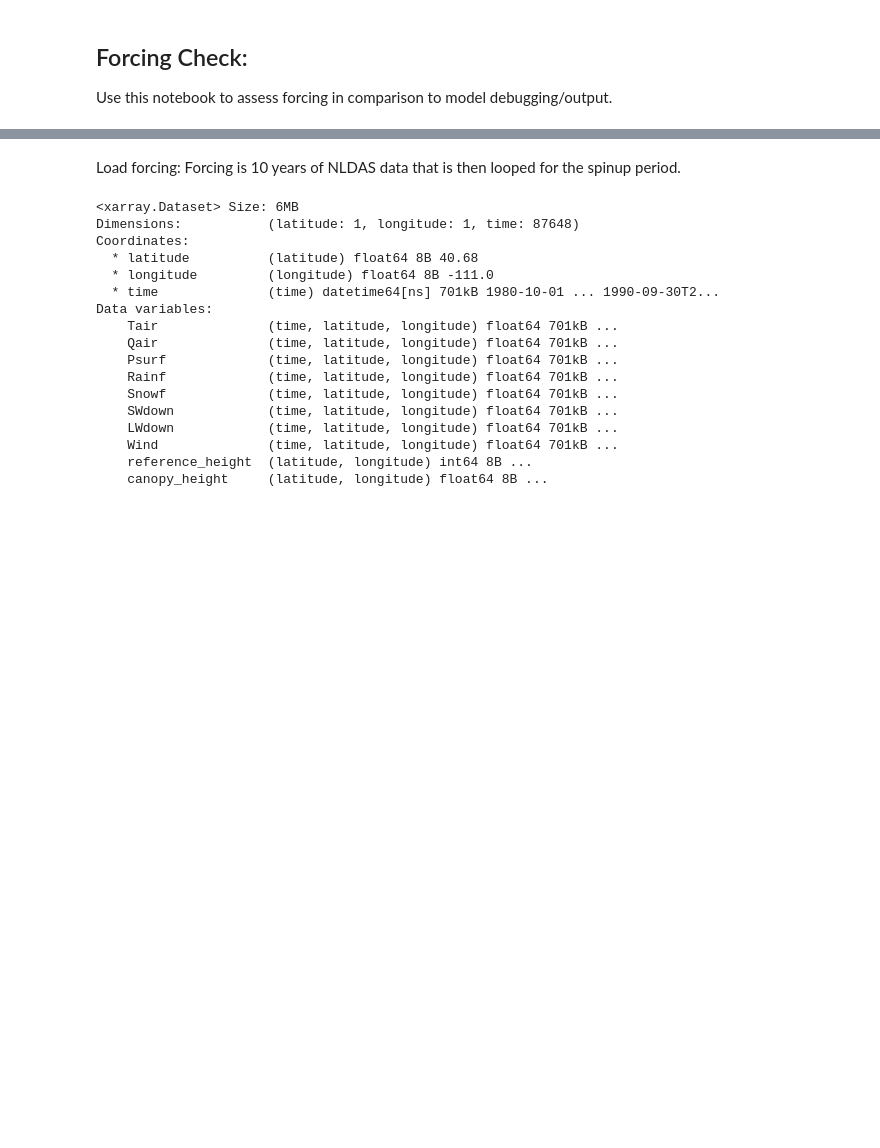
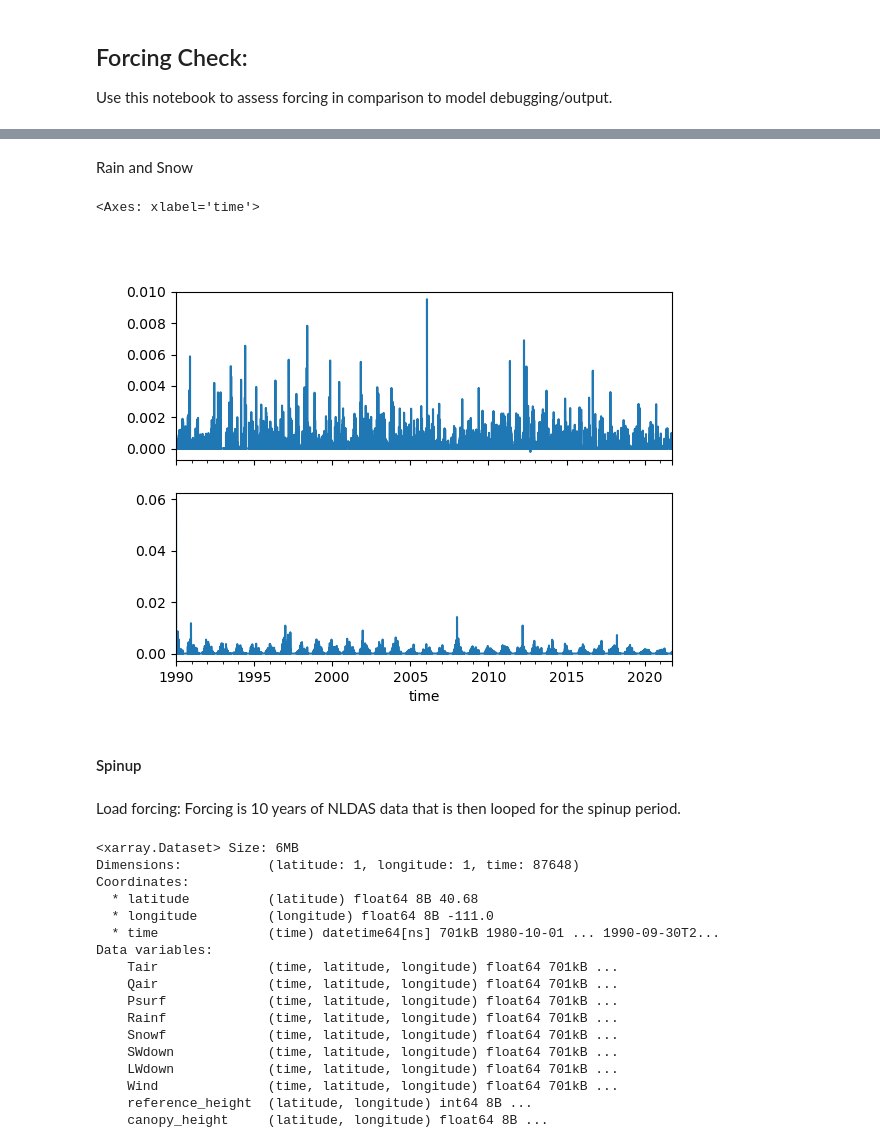
Before and after one commit to chrisrycx/lm4px_data_analysis, a Jupyter notebook: forcing_validation/ForcingCheck.ipynb, the cells around one changed output, grey strips where cells are left out. Saved outputs shown, nothing was run; the diff lists cells and outputs as text; code cells hidden in the pictures; blank space fills up the shorter version.

```diff
--- a/forcing_validation/ForcingCheck.ipynb
+++ b/forcing_validation/ForcingCheck.ipynb
@@ -10,6 +26,0 @@ import os
-# %%
-# Configuration
-snotel_site = 'Trial Lake'  #Use the Snotel name
-forcings = 's00000000'
-forcing_version = 'v0.4.4'  # Version of the forcing data
-path_env = 'desktop' # 'desktop' or 'alpine'
@@ -28,4 +26,0 @@ else:
-# %%
-# Convert name for output paths
-site = snotel_site.replace(' ','').lower()
-print(f'Output site: {site}')
@@ -33,0 +29,4 @@ Output site: triallake
+# %%
+forcing = LM4Forcing(site=site, forcing_string=forcing_str, version=forcing_version, spinup=False)
+forcing_vars = forcing.get_variables()
+forcing_vars.head()
@@ -34,3 +40,17 @@ Output site: triallake
+# %% [markdown]
+Rain and Snow
+# %%
+Rainf = forcing.get_data('Rainf')
+Snowf = forcing.get_data('Snowf')
+# %%
+fig, ax = plt.subplots(2,1,sharex=True)
+Rainf.plot(ax=ax[0])
+Snowf.plot(ax=ax[1])
+# %% [output]
+<Axes: xlabel='time'>
+[figure, added]
+# %% [markdown]
+#### Spinup
 # %% [markdown]
 Load forcing:
 Forcing is 10 years of NLDAS data that is then looped for the spinup period.
```
Also changed, not shown: parts of 7 cells of this notebook, 3 other files.
